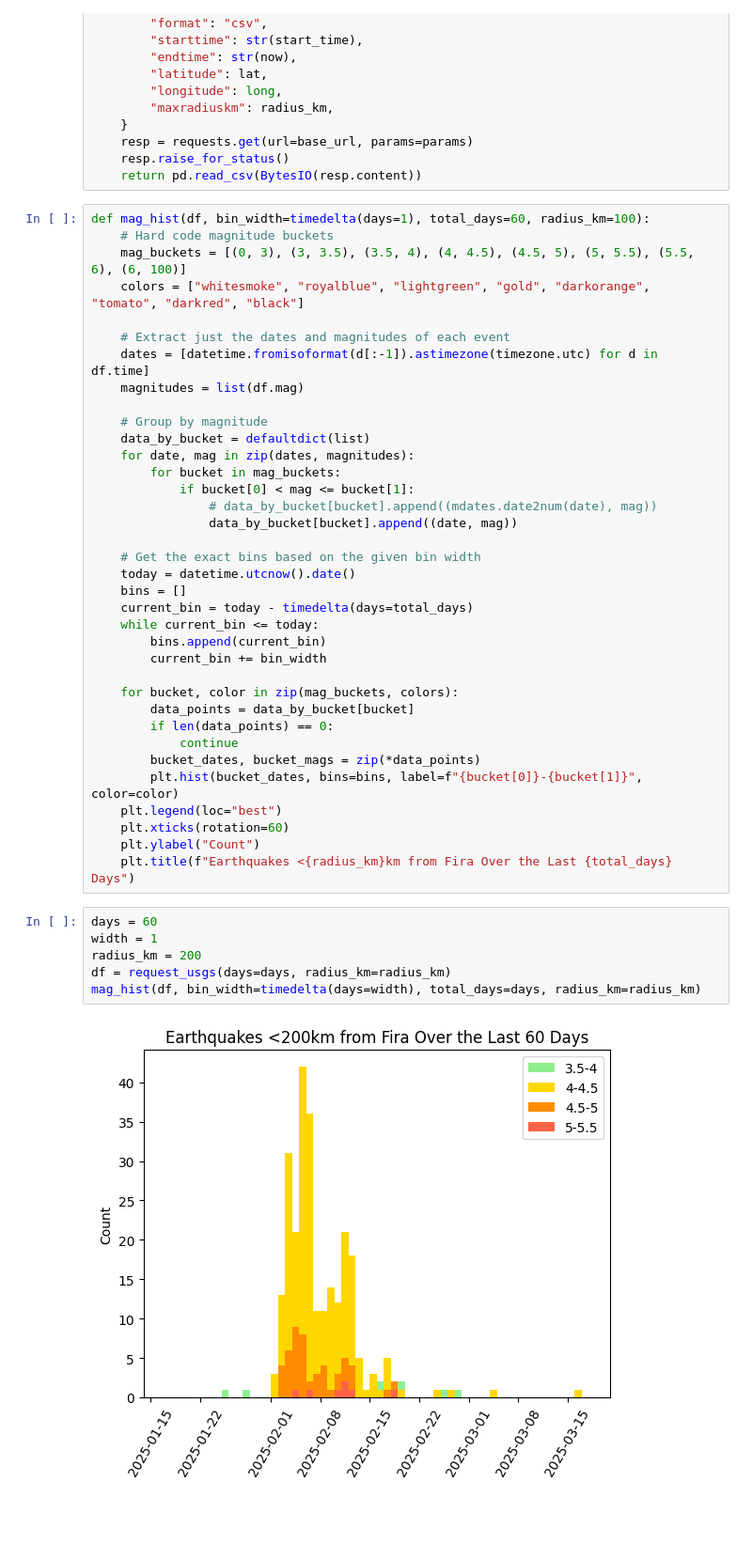
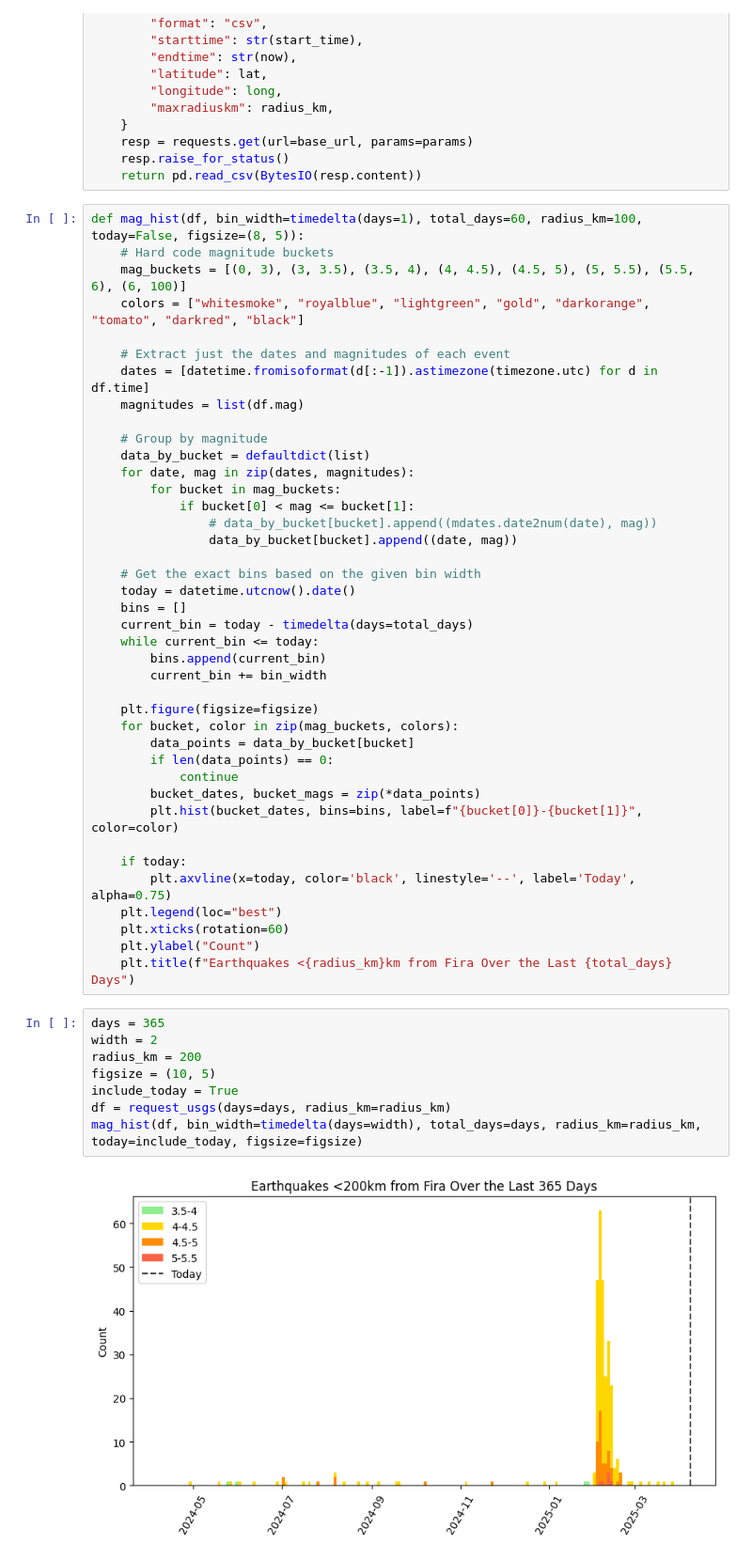
Before and after one commit to lukeross3/quake_viz, a Jupyter notebook: viz.ipynb, the cells around one changed output. Shown: that part at 94% size. Saved outputs shown, nothing was run; the diff lists cells and outputs as text; blank space fills up the shorter version.

Commit message:
Add params to see today, figsize

```diff
--- a/viz.ipynb
+++ b/viz.ipynb
@@ -23,7 +23,7 @@ def request_usgs(days=60, radius_km=100, lat=36.423348523921334, long=25.4283766
     resp.raise_for_status()
     return pd.read_csv(BytesIO(resp.content))
 # %%
-def mag_hist(df, bin_width=timedelta(days=1), total_days=60, radius_km=100):
+def mag_hist(df, bin_width=timedelta(days=1), total_days=60, radius_km=100, today=False, figsize=(8, 5)):
     # Hard code magnitude buckets
     mag_buckets = [(0, 3), (3, 3.5), (3.5, 4), (4, 4.5), (4.5, 5), (5, 5.5), (5.5, 6), (6, 100)]
     colors = ["whitesmoke", "royalblue", "lightgreen", "gold", "darkorange", "tomato", "darkred", "black"]
@@ -48,21 +48,27 @@ def mag_hist(df, bin_width=timedelta(days=1), total_days=60, radius_km=100):
         bins.append(current_bin)
         current_bin += bin_width
 
+    plt.figure(figsize=figsize)
     for bucket, color in zip(mag_buckets, colors):
         data_points = data_by_bucket[bucket]
         if len(data_points) == 0:
             continue
         bucket_dates, bucket_mags = zip(*data_points)
         plt.hist(bucket_dates, bins=bins, label=f"{bucket[0]}-{bucket[1]}", color=color)
+
+    if today:
+        plt.axvline(x=today, color='black', linestyle='--', label='Today', alpha=0.75)
     plt.legend(loc="best")
     plt.xticks(rotation=60)
     plt.ylabel("Count")
     plt.title(f"Earthquakes <{radius_km}km from Fira Over the Last {total_days} Days")
 # %%
-days = 60
-width = 1
+days = 365
+width = 2
 radius_km = 200
+figsize = (10, 5)
+include_today = True
 df = request_usgs(days=days, radius_km=radius_km)
-mag_hist(df, bin_width=timedelta(days=width), total_days=days, radius_km=radius_km)
+mag_hist(df, bin_width=timedelta(days=width), total_days=days, radius_km=radius_km, today=include_today, figsize=figsize)
 # %% [output]
-[figure, old version]
+[figure, new version]
```
